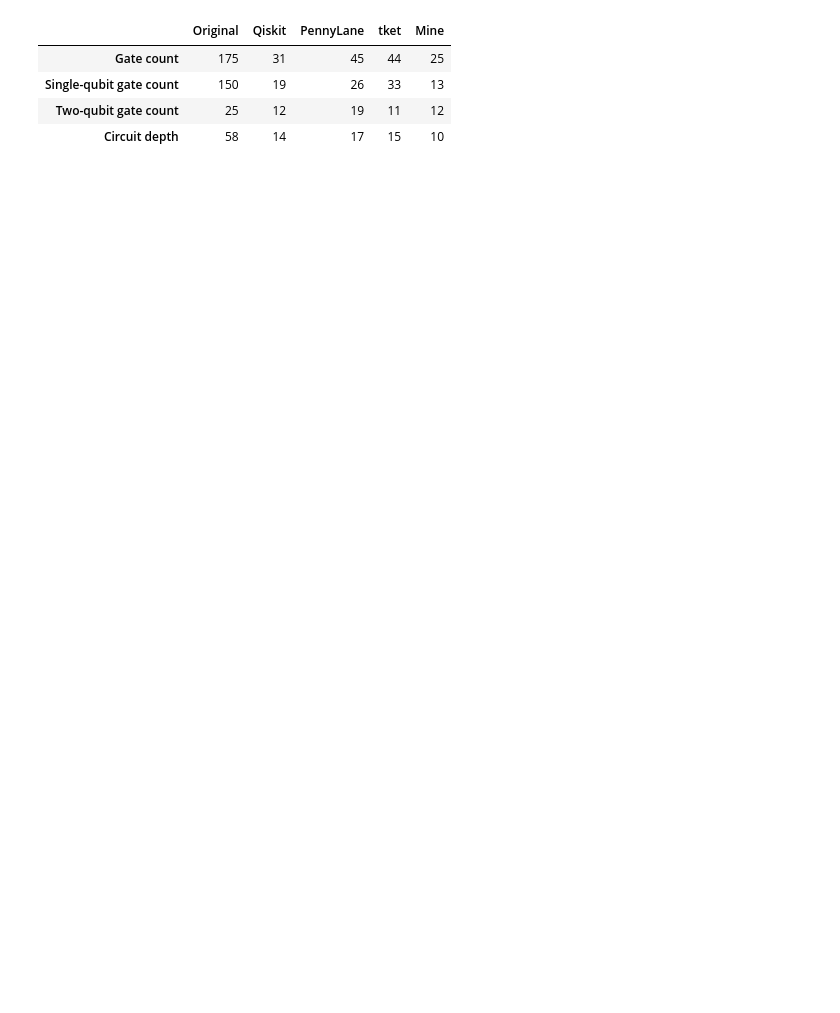
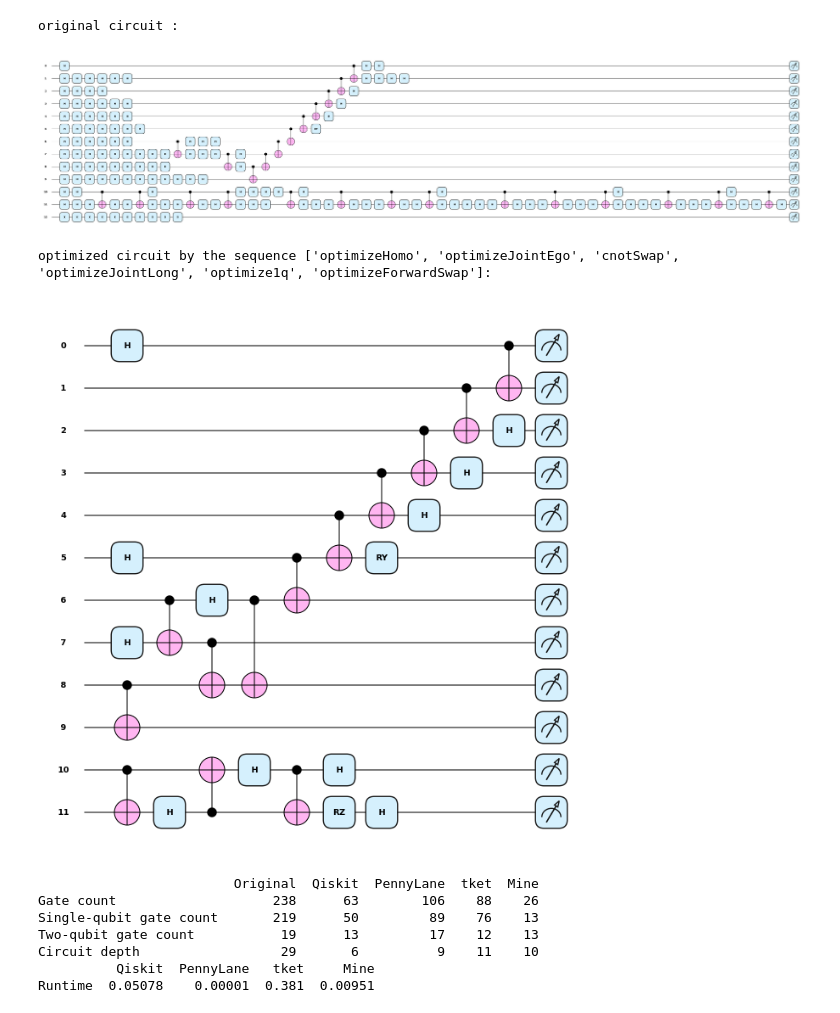
Before and after one commit to 24shiny/Exact-template-matching-using-attributed-DAGs, a Jupyter notebook: pipeline_opt_rl.ipynb, the cells around one changed output. Cells and saved outputs as stored; diff of their text form; code cells hidden in the pictures; blank space fills up the shorter version.

```diff
--- a/pipeline_opt_rl.ipynb
+++ b/pipeline_opt_rl.ipynb
@@ -254,11 +0,0 @@ Best sequence of actions: ['optimizeJointLong', 'singleCommutation', 'optimizeFo
-# %%
-from compare_sdk import comp_table, penny_specs
-df = comp_table(circuit)
-df['Mine'] = penny_specs(info_to_qnode(circuit_info))
-df
-# %% [output]
-|  | Original | Qiskit | PennyLane | tket | Mine |
-| Gate count | 175 | 31 | 45 | 44 | 25 |
-| Single-qubit gate count | 150 | 19 | 26 | 33 | 13 |
-| Two-qubit gate count | 25 | 12 | 19 | 11 | 12 |
-| Circuit depth | 58 | 14 | 17 | 15 | 10 |
@@ -264,0 +5,17 @@ df
+# %%
+dataset = generate_dataset()
+info, sequence, df, df_runtime = optimizeCircuit(dataset, 0)
+print(df)
+print(df_runtime)
+# %% [output]
+original circuit :
+[figure, added]
+optimized circuit by the sequence ['optimizeHomo', 'optimizeJointEgo', 'cnotSwap', 'optimizeJointLong', 'optimize1q', 'optimizeForwardSwap']:
+[figure, added]
+                         Original  Qiskit  PennyLane  tket  Mine
+Gate count                    238      63        106    88    26
+Single-qubit gate count       219      50         89    76    13
+Two-qubit gate count           19      13         17    12    13
+Circuit depth                  29       6          9    11    10
+          Qiskit  PennyLane   tket     Mine
+Runtime  0.05078    0.00001  0.381  0.00951
```
Also changed, not shown: parts of 8 cells of this notebook.
